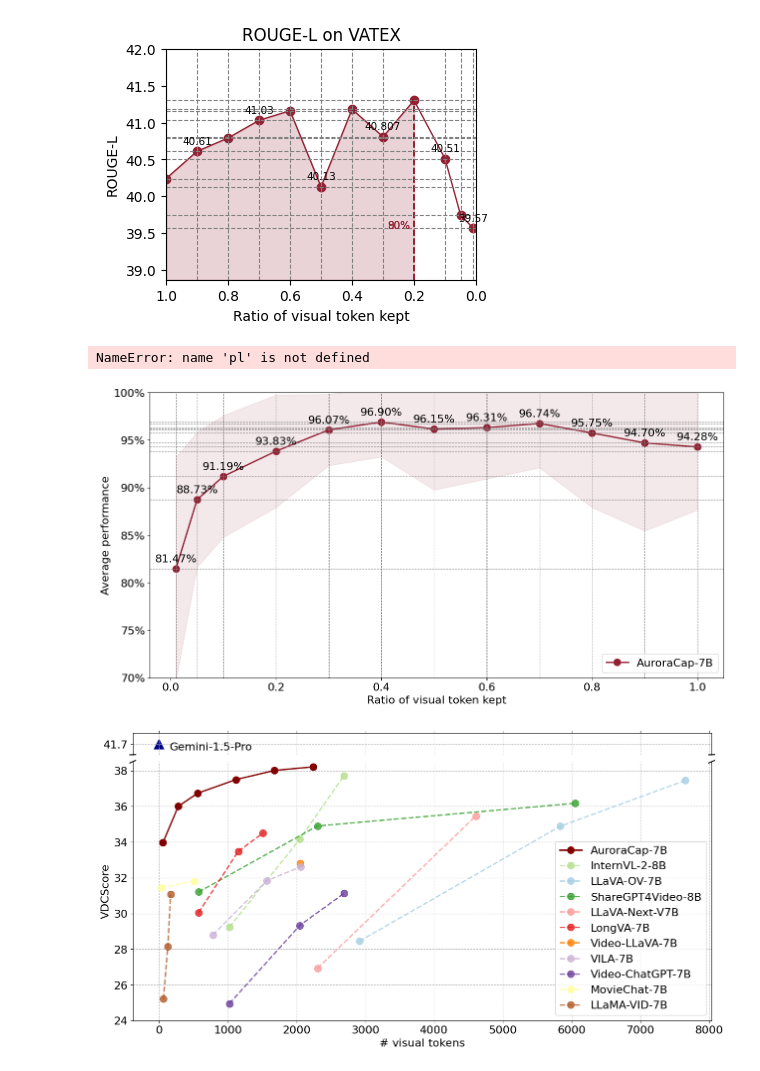
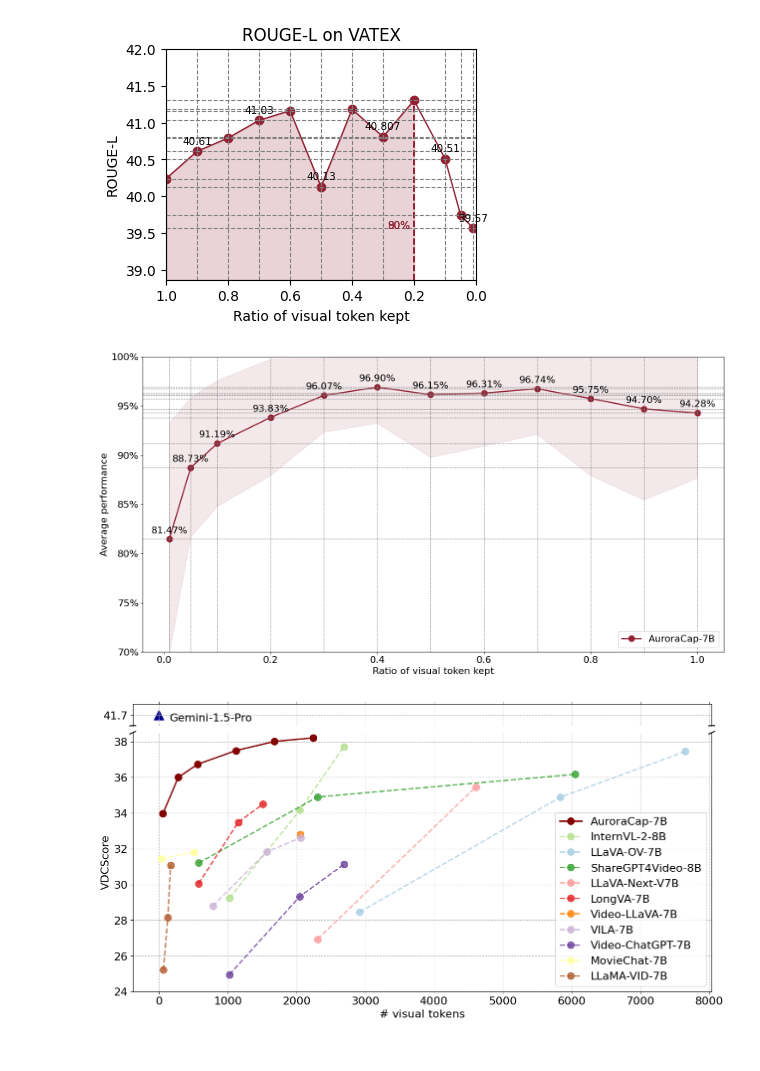
Before and after one commit to rese1f/aurora, a Jupyter notebook: figure_in_paper.ipynb, the cells around one changed output. Drawn from its saved outputs; the diff is of its cells as text; code cells hidden in the pictures.

```diff
--- a/figure_in_paper.ipynb
+++ b/figure_in_paper.ipynb
@@ -134,33 +134,33 @@ for i, percentage in enumerate(percentages):
     std.append(np.std(percentage))
 # %%
 plt.rcParams['font.size'] = 16
-plt.figure(figsize=(15, 7.5))
+plt.figure(figsize=(15, 8))
 color_1 = "#922133" # red
 # plt.errorbar(ratios, avg, yerr=std, fmt='o', color=color_1, linestyle='-', linewidth=1)
 
 plt.plot(ratios, avg, marker='o', color=color_1, linestyle='-', linewidth=2, markersize=10, label="AuroraCap-7B")
 plt.fill_between(ratios, [avg[i] - std[i] for i in range(len(ratios))], [avg[i] + std[i] for i in range(len(ratios))], color=color_1, alpha=0.1)
 
 for i in range(len(ratios)):
     plt.axhline(y=avg[i], color='gray', linestyle='--', linewidth=0.8)
     plt.axvline(x=ratios[i], color='gray', linestyle='--', linewidth=0.8)
     plt.annotate(f'{avg[i]*100:.2f}%', (ratios[i], avg[i]), textcoords="offset points", xytext=(0,10), ha='center')
 
 
 plt.xlabel('Ratio of visual token kept')
 plt.ylabel('Average performance')
 
 plt.legend(loc="lower right")
 
 plt.ylim(0.7, 1.0)
 plt.gca().set_yticklabels(['{:.0f}%'.format(x*100) for x in plt.gca().get_yticks()])
 
+plt.tight_layout()
 plt.savefig('tome.png', dpi=300)
 plt.savefig('tome.pdf')
 plt.show()
 # %% [output]
-NameError: name 'pl' is not defined
-[figure, old version]
+[figure, new version]
 # %%
 plt.rcParams['font.size'] = 16
 
```
Also changed, not shown: 2 other files.
